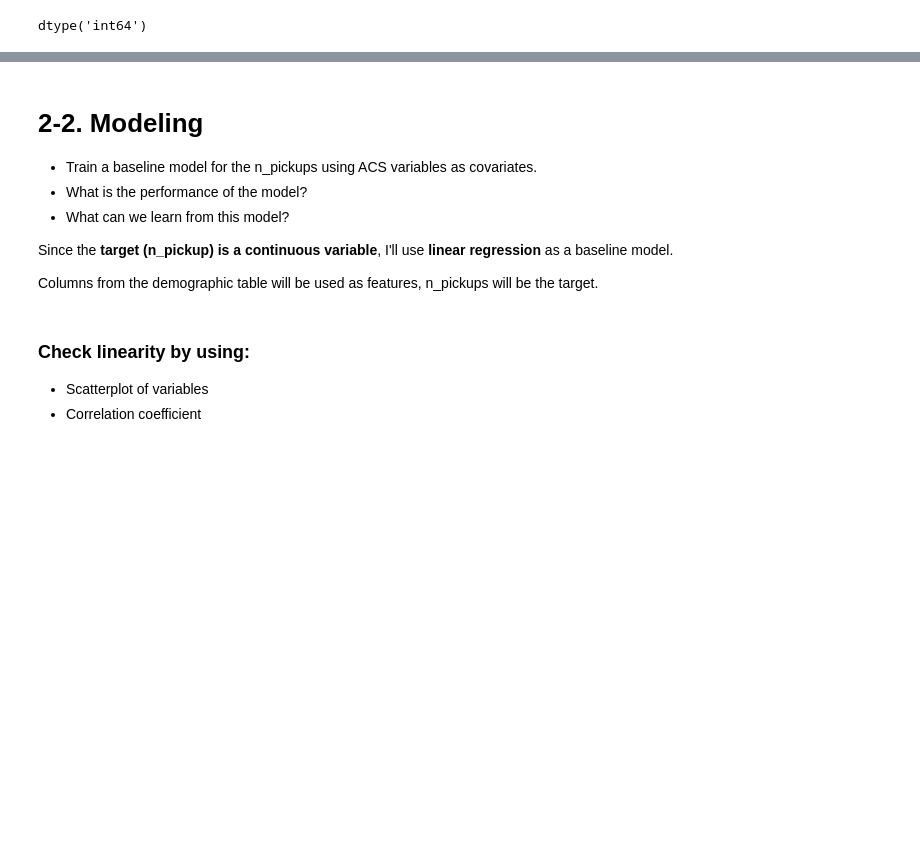
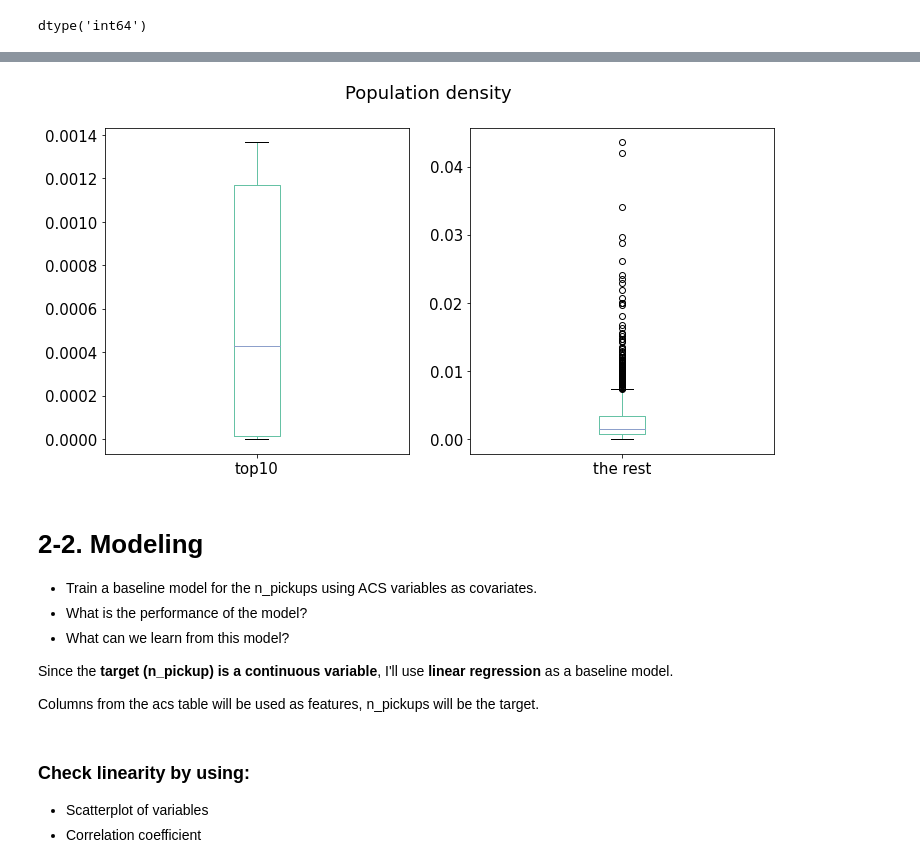
Before and after one commit to soyhyoj/CARTO-JuniorDSTest, a Jupyter notebook: notebooks/2.EDA+model.ipynb, the cells around one changed output, grey strips where cells are left out. Cells and saved outputs as stored; diff of their text form; code cells hidden in the pictures; blank space fills up the shorter version.

```diff
--- a/notebooks/2.EDA+model.ipynb
+++ b/notebooks/2.EDA+model.ipynb
@@ -480,0 +463,14 @@ plt.show()
+# %%
+# Population density of the top 10 pickup blocks?
+
+# Merge census block geometry with acs data
+top_10_merged = top_10_blocks.merge(top_10_df, on='geoid')
+
+# Compute population denstiy
+top_10_merged['pop_density'] = top_10_merged['asian_pop'] / top_10_merged.area
+
+# Set index, remove duplicated row, print the result
+top_10_merged.set_index('geoid', inplace=True)
+remove_duplicates = ~top_10_merged['pop_density'].duplicated()
+top_10_density = top_10_merged['pop_density'][remove_duplicates]
+top_10_density
@@ -480,0 +488,14 @@ plt.show()
+# %%
+# Population density of the rest of the blocks?
+
+# Merge census block geometry with acs data
+rest_merged = census.merge(rest_df, on='geoid')
+
+# Compute population denstiy
+rest_merged['pop_density'] = rest_merged['asian_pop'] / rest_merged.area
+
+# Set index, remove duplicated row, print the result
+rest_merged.set_index('geoid', inplace=True)
+remove_duplicates = ~rest_merged['pop_density'].duplicated()
+rest_density = rest_merged['pop_density'][remove_duplicates]
+rest_density[:10]
@@ -481,3 +515,12 @@ plt.show()
+# %%
+fig, ax = plt.subplots(1, 2, figsize=(12,6))
+top_10_density.plot(kind='box', label='top10', ax=ax[0])
+rest_density.plot(kind='box', label='the rest', ax=ax[1])
+
+plt.suptitle('Population density')
+plt.show()
+# %% [output]
+[figure, added]
 # %% [markdown]
 # 2-2. Modeling
 
@@ -489,7 +532,7 @@ plt.show()
 
 Since the **target (n_pickup) is a continuous variable**, I'll use **linear regression** as a baseline model.
 
-Columns from the demographic table will be used as features, n_pickups will be the target.
+Columns from the acs table will be used as features, n_pickups will be the target.
 # %% [markdown]
 ### Check linearity by using:
 * Scatterplot of variables
```
Also changed, not shown: parts of 38 cells of this notebook.
